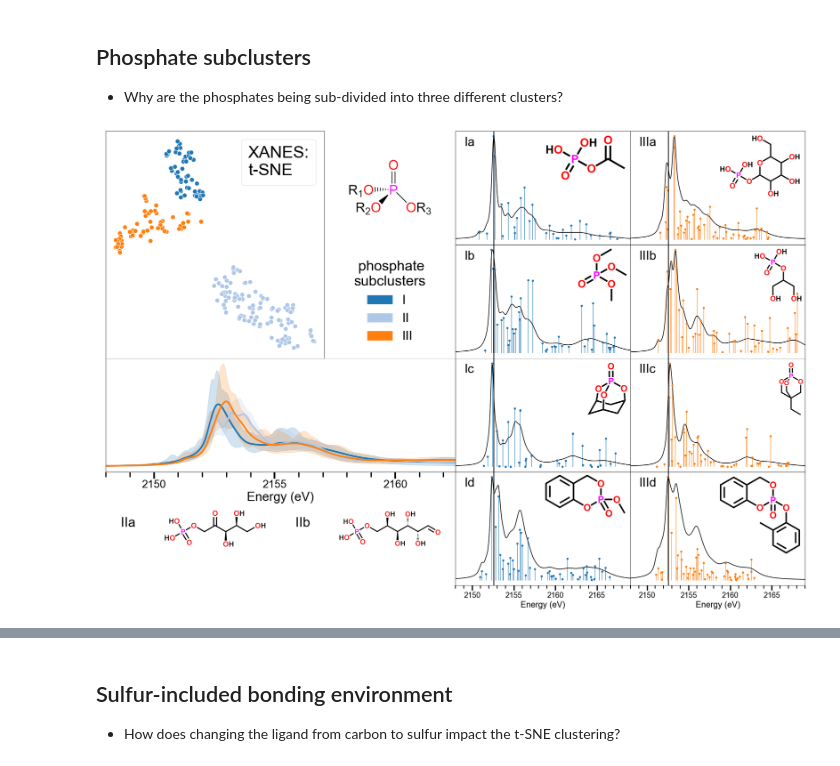
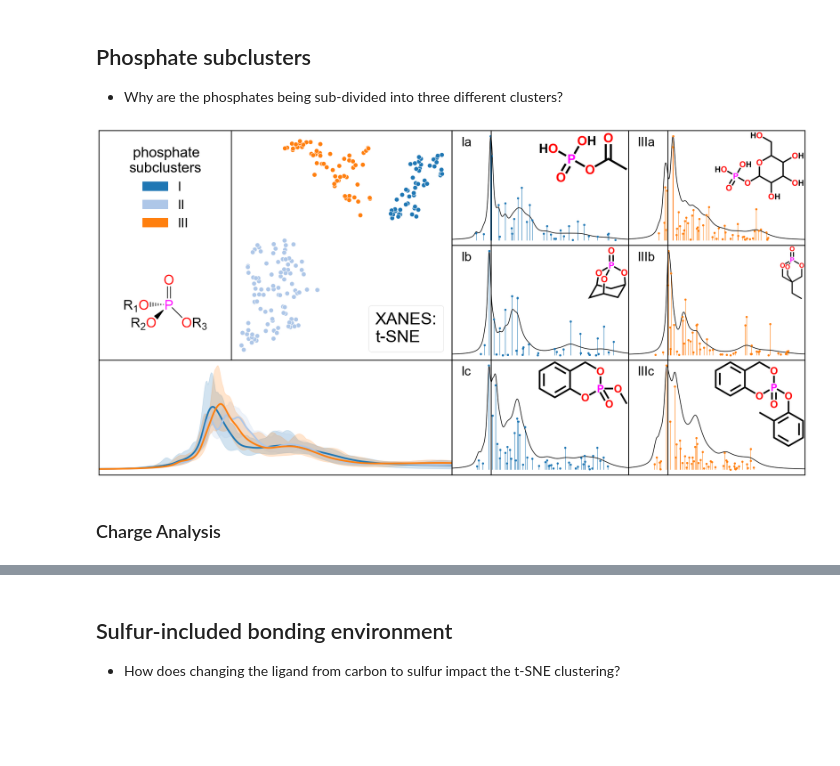
Before and after one commit to Seidler-Lab/Phosphorus-ML-Project, a Jupyter notebook: Data_Analysis_Sam.ipynb, the cells around one changed output, grey strips where cells are left out. Cells and saved outputs as stored; diff of their text form; code cells hidden in the pictures; blank space fills up the shorter version.

```diff
--- a/Data_Analysis_Sam.ipynb
+++ b/Data_Analysis_Sam.ipynb
@@ -293,22 +319,23 @@ plt.savefig(f'../Figures/SI_oxidation_spaghetti.png', dpi=800, transparent=False
 * Why are the phosphates being sub-divided into three different clusters?
 # %%
 # kwargs options
-options = {'loc':1, 'title': None}
+options = {'loc':4, 'title': None}
 kwargs = {'Class': ['phosphate']}
 
 # examples
-cluster_cids = np.array([[186, 10541, 120825, 119401],[466, 2526, 13869, 104993]])
+# cluster_cids = np.array([[186, 10541, 120825, 119401],[466, 2526, 13869, 104993]])
+cluster_cids = np.array([[186, 120825, 119401],[466, 13869, 104993]])
 
 # make figure
-fig = plt.figure(figsize=(30,20))
-spec = fig.add_gridspec(nrows=4, ncols=4, width_ratios=[1, 0.6, 0.8, 0.8])
+fig = plt.figure(figsize=(30,15))
+spec = fig.add_gridspec(nrows=3, ncols=4, width_ratios=[0.6, 1.0, 0.8, 0.8])
 plt.subplots_adjust(wspace=0, hspace=0)
 
 ############ create DBScan clusters
 tsne_phosphates = np.array([XANES_tsnemap[c['CID']] for c in X_data_classed if c['Class'] == 'phosphate'])
 cids_phosphates = [c['CID'] for c in X_data_classed if c['Class'] == 'phosphate']
 
-dbscan_clustering = DBSCAN(eps=3.3, min_samples=1).fit(tsne_phosphates)
+dbscan_clustering = DBSCAN(eps=3.2, min_samples=1).fit(tsne_phosphates)
 dbscan_clustermap = {cid:cluster for cid,cluster in zip(cids_phosphates, dbscan_clustering.labels_)}
 
 ############ plot all phosphates with clusters indicated by DBSCAN
@@ -322,77 +349,82 @@ for c in X_data_classed:
 select_clusters = [1,2,3]
 X_phosphate = [c for c in X_data_classed if phosphate_clustermap[c['CID']] in select_clusters]
 
-colorcodemap = {c['CID']:phosphate_clustermap[c['CID']] for c in X_data_classed \
-          if phosphate_clustermap[c['CID']] in select_clusters}
-binmap = {k:v - 1 for k,v in colorcodemap.items()}
-
-# phosphate structure
-structure = Image.open(f'../Figures/chemdraw/phosphate.png')
-structure = resize_img(structure, ratio=(1,1.8))
-structax = fig.add_subplot(spec[0, 1])
-structax.imshow(structure)
-structax.axis('off')
+phosphate_colorcodemap = {c['CID']:phosphate_clustermap[c['CID']] for c in X_data_classed \
+                          if phosphate_clustermap[c['CID']] in select_clusters}
+binmap = {k:v - 1 for k,v in phosphate_colorcodemap.items()}
 
 # make legend
-legax = fig.add_subplot(spec[1, 1])
+legax = fig.add_subplot(spec[0, 0])
 keys = {1:'I', 2:'II', 3:'III'}
 patches = [mpatches.Patch(color=plt.cm.tab20(cluster - 1), label=keys[cluster])
            for cluster in select_clusters]
 legend = legax.legend(handles=patches, loc='center', bbox_to_anchor=(0.5, 0.5),
                      fontsize=30, framealpha=0, frameon=False,
                       title=' phosphate\nsubclusters', title_fontsize=34)
-legax.axis('off')
+set_spine_width(legax, width=2)
+turn_off_spines(legax, spines=['bottom', 'right'])
+turn_off_ticks(legax)
+
+# phosphate structure
+structure = Image.open(f'../Figures/chemdraw/phosphate.png')
+structure = resize_img(structure, ratio=(1,1.8))
+structax = fig.add_subplot(spec[1, 0])
+structax.imshow(structure)
+structax.axis('equal')
+set_spine_width(structax, width=2)
+turn_off_spines(structax, spines=['top', 'right'])
+turn_off_ticks(structax)
 
 ############ zoomed in on clusters
-ax = fig.add_subplot(spec[:2, 0])
+ax = fig.add_subplot(spec[:2, 1])
 tsne_plt = plot_dim_red((fig, ax), X_phosphate, XANES_tsnemap, size=120,
                         colorcodemap=phosphate_clustermap, hiddenalpha=0.03,
                         mode='XANES', method='t-SNE', fontsize=40,
                         edgecolors='w', **Merge(kwargs, options))
+set_spine_width(ax, width=2)
 
 ############ spaghetti plot of average clusters indicated by DBSCAN
 ax = fig.add_subplot(spec[2, :2])
 spaghetti_plt = plot_spaghetti((fig, ax), compoundmap, mode='XANES',
                                colorcodemap=binmap, binmap=binmap, fontsize=26,
                                linewidth=4, energyrange=(2148,2162.5), scalecolor=False,
                                hiddenalpha=0, coloralpha=1.0, average_bins=True,
                                **Merge(kwargs, options))
-
-ax.annotate('Averaged over cluster', (2155, 1), ha='left', va='top',
-            size=28, xytext=(0, 0), textcoords='offset points')
+set_spine_width(ax, width=2)
+turn_off_ticks(ax)
+ax.set_xlabel(None)
 
 ##### example sticks
 cluster_counts = [np.sum(dbscan_clustering.labels_ == cluster) for cluster in [0, 1, 2]]
 show_clusters = np.delete([0, 1, 2], np.argmax(cluster_counts))
 
+# labels = [[f'{keys[show_clusters[0] + 1]}a', f'{keys[show_clusters[0] + 1]}b',\
+#            f'{keys[show_clusters[0] + 1]}c', f'{keys[show_clusters[0] + 1]}d'],\
+#           [f'{keys[show_clusters[1] + 1]}a', f'{keys[show_clusters[1] + 1]}b',\
+#            f'{keys[show_clusters[1] + 1]}c', f'{keys[show_clusters[1] + 1]}d']]
+
 labels = [[f'{keys[show_clusters[0] + 1]}a', f'{keys[show_clusters[0] + 1]}b',\
-           f'{keys[show_clusters[0] + 1]}c', f'{keys[show_clusters[0] + 1]}d'],\
+           f'{keys[show_clusters[0] + 1]}c'],\
           [f'{keys[show_clusters[1] + 1]}a', f'{keys[show_clusters[1] + 1]}b',\
-           f'{keys[show_clusters[1] + 1]}c', f'{keys[show_clusters[1] + 1]}d']]
+           f'{keys[show_clusters[1] + 1]}c']]
 
 for j, cid_list in enumerate(cluster_cids):
     cluster = show_clusters[j]
     for i, cid in enumerate(cid_list):
         if i == 3:
-            verbose = True
+            verbose = False
         else:
             verbose = False
 
         ax = fig.add_subplot(spec[i, j + 2])
         plot_spectrum_and_trans((fig, ax), compoundmap, cid, verbose=verbose,
                                 mode='XANES', energyrange=(2148,2169), color=cluster,
                                 link_pubchem=True, chemdraw=True, label=labels[j][i])
-
-###### example structures
-cids = [151020, 3034794]
-labels = ['a', 'b']
-for i, cid in enumerate(cids):
-    ax = fig.add_subplot(spec[3, i])
-    add_structure(fig, cids[i], ax, chemdraw=True, resize=True)
-    ax.annotate(f'{keys[np.argmax(cluster_counts) + 1]}{labels[i]}',
-                (0, 0), ha='right', va='top',
-                size=32, xytext=(-0.2, 0.6), textcoords='axes fraction')
+        set_spine_width(ax, width=2)
+        turn_off_ticks(ax)
 
 plt.savefig(f'../Figures/phosphate_subclusters.png', dpi=800, transparent=False, bbox_inches='tight')
 # %% [output]
-[figure, old version]
+[figure, new version]
+# %% [markdown]
+### Charge Analysis
```
Also changed, not shown: parts of 27 cells of this notebook, 6 other files.
